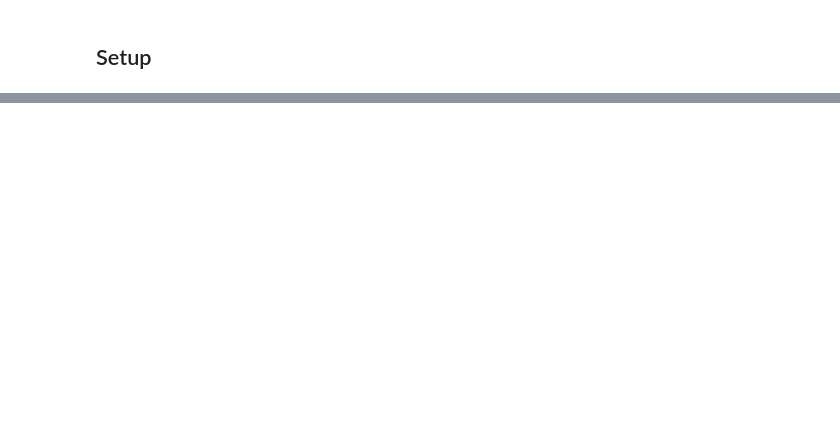
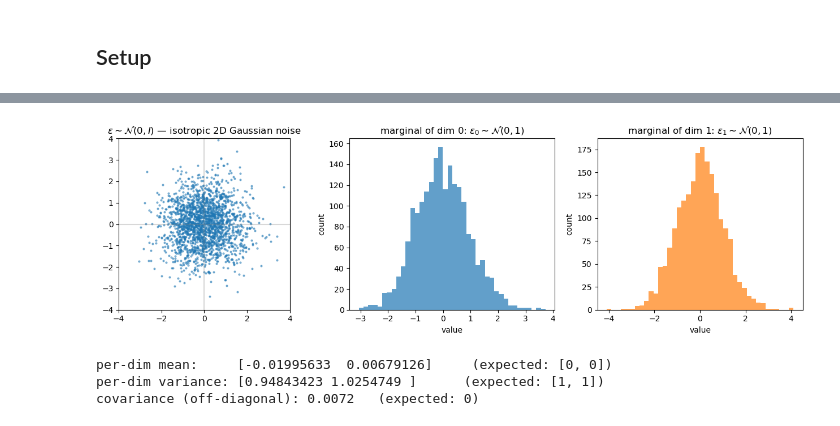
Before and after one commit to ms802x/image-gen-curriculum, a Jupyter notebook: day2/day2_paper_math_to_code.ipynb, the cells around one changed output, grey strips where cells are left out. Drawn from its saved outputs; the diff is of its cells as text; code cells hidden in the pictures; blank space fills up the shorter version.

```diff
--- a/day2/day2_paper_math_to_code.ipynb
+++ b/day2/day2_paper_math_to_code.ipynb
@@ -523,0 +143,28 @@ Every equation from sections 2 and 3 of the DDPM paper has a corresponding funct
+# %%
+torch.manual_seed(0)
+eps_samples = torch.randn(2000, 2)
+
+fig, axes = plt.subplots(1, 3, figsize=(13, 4))
+axes[0].scatter(eps_samples[:, 0], eps_samples[:, 1], s=4, alpha=0.5)
+axes[0].set_title(r"$\varepsilon \sim \mathcal{N}(0, I)$ — isotropic 2D Gaussian noise")
+axes[0].set_aspect("equal"); axes[0].set_xlim(-4, 4); axes[0].set_ylim(-4, 4)
+axes[0].axhline(0, color='gray', alpha=0.3); axes[0].axvline(0, color='gray', alpha=0.3)
+
+axes[1].hist(eps_samples[:, 0].numpy(), bins=40, color="tab:blue", alpha=0.7)
+axes[1].set_title(r"marginal of dim 0: $\varepsilon_0 \sim \mathcal{N}(0, 1)$")
+axes[1].set_xlabel("value"); axes[1].set_ylabel("count")
+
+axes[2].hist(eps_samples[:, 1].numpy(), bins=40, color="tab:orange", alpha=0.7)
+axes[2].set_title(r"marginal of dim 1: $\varepsilon_1 \sim \mathcal{N}(0, 1)$")
+axes[2].set_xlabel("value"); axes[2].set_ylabel("count")
+plt.tight_layout(); plt.show()
+
+# Sanity checks
+print(f"per-dim mean:     {eps_samples.mean(0).numpy()}     (expected: [0, 0])")
+print(f"per-dim variance: {eps_samples.var(0).numpy()}      (expected: [1, 1])")
+print(f"covariance (off-diagonal): {torch.cov(eps_samples.T)[0, 1].item():.4f}   (expected: 0)")
+# %% [output]
+[figure, added]
+per-dim mean:     [-0.01995633  0.00679126]     (expected: [0, 0])
+per-dim variance: [0.94843423 1.0254749 ]      (expected: [1, 1])
+covariance (off-diagonal): 0.0072   (expected: 0)
```
Also changed, not shown: parts of 73 cells of this notebook, 1 other file.
